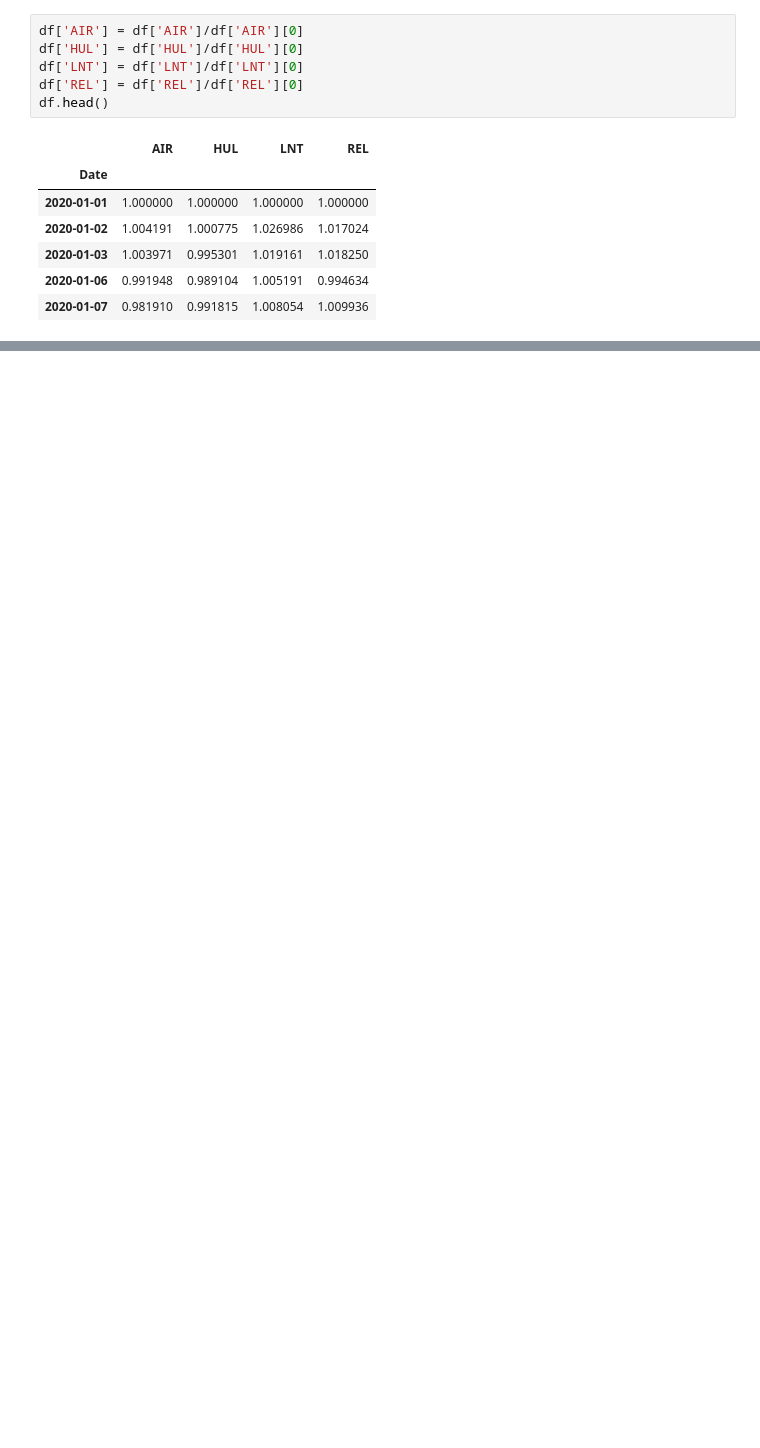
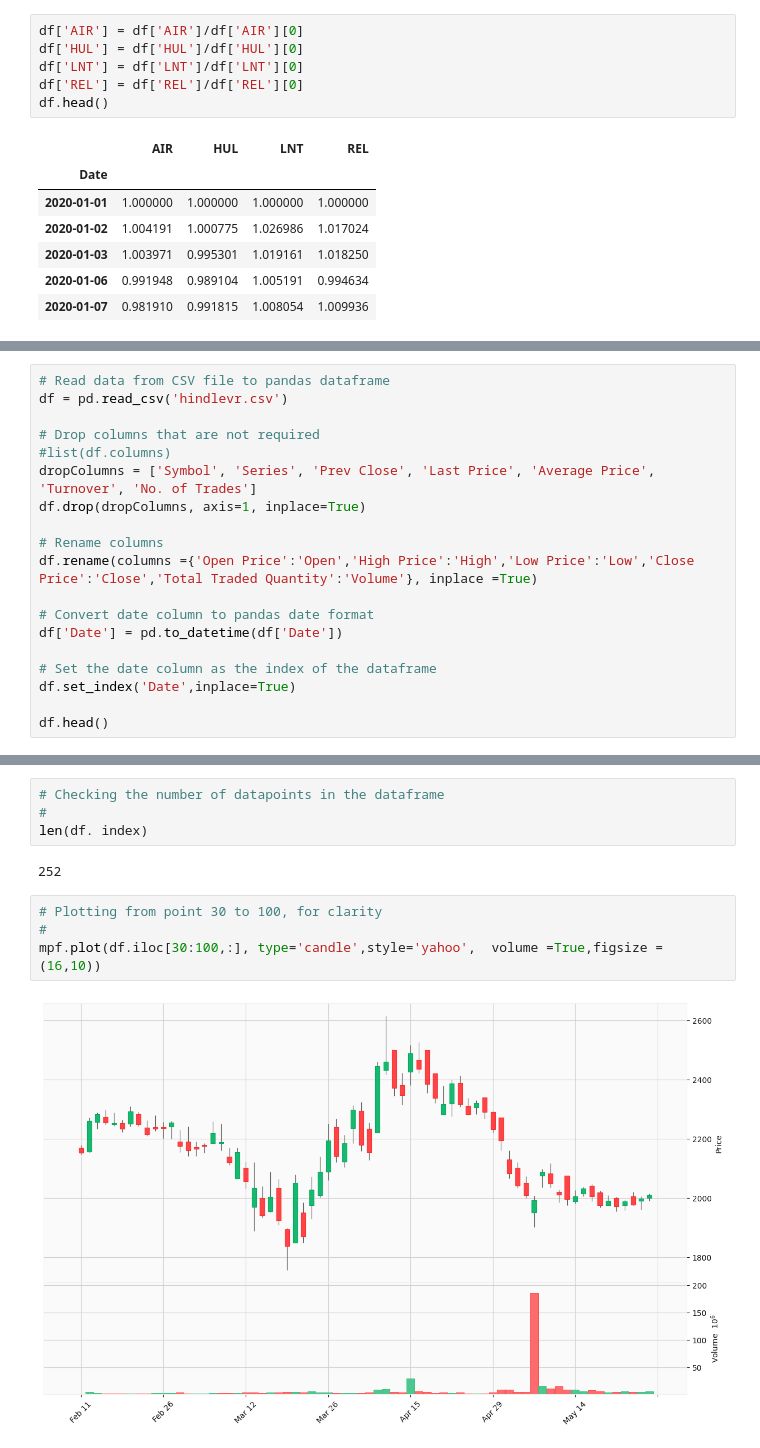
Before and after one commit to Praxis-QR/PythonForManagers, a Jupyter notebook: Sharemarket_Technical_Analysis.ipynb, the cells around one changed output, grey strips where cells are left out. Saved outputs shown, nothing was run; the diff lists cells and outputs as text; blank space fills up the shorter version.

```diff
--- a/Sharemarket_Technical_Analysis.ipynb
+++ b/Sharemarket_Technical_Analysis.ipynb
@@ -162,0 +179,19 @@ df.plot(figsize = (12,10));
+# %%
+# Read data from CSV file to pandas dataframe
+df = pd.read_csv('hindlevr.csv')
+
+# Drop columns that are not required
+#list(df.columns)
+dropColumns = ['Symbol', 'Series', 'Prev Close', 'Last Price', 'Average Price', 'Turnover', 'No. of Trades']
+df.drop(dropColumns, axis=1, inplace=True)
+
+# Rename columns
+df.rename(columns ={'Open Price':'Open','High Price':'High','Low Price':'Low','Close Price':'Close','Total Traded Quantity':'Volume'}, inplace =True)
+
+# Convert date column to pandas date format
+df['Date'] = pd.to_datetime(df['Date'])
+
+# Set the date column as the index of the dataframe
+df.set_index('Date',inplace=True)
+
+df.head()
@@ -163,3 +229,15 @@ df.plot(figsize = (12,10));
+# %%
+# Checking the number of datapoints in the dataframe
+#
+len(df. index)
+# %% [output]
+252
+# %%
+# Plotting from point 30 to 100, for clarity
+#
+mpf.plot(df.iloc[30:100,:], type='candle',style='yahoo',  volume =True,figsize = (16,10))
+# %% [output]
+[figure, added]
 # %% [markdown]
 #BSE Data
  BSE Site BSE Historical Data is available at https://www.bseindia.com/markets/equity/EQReports/StockPrcHistori.html?flag=0 <br>
```
Also changed, not shown: parts of 35 cells of this notebook.
